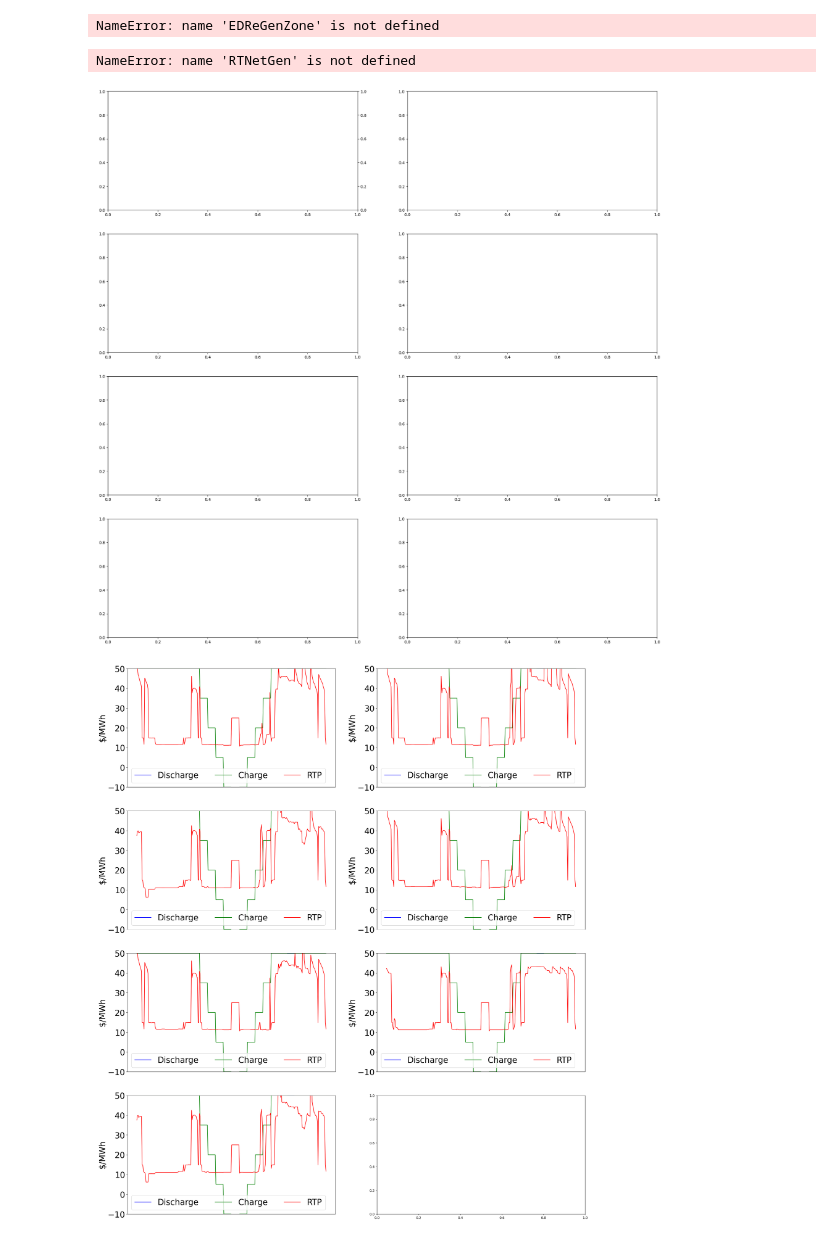
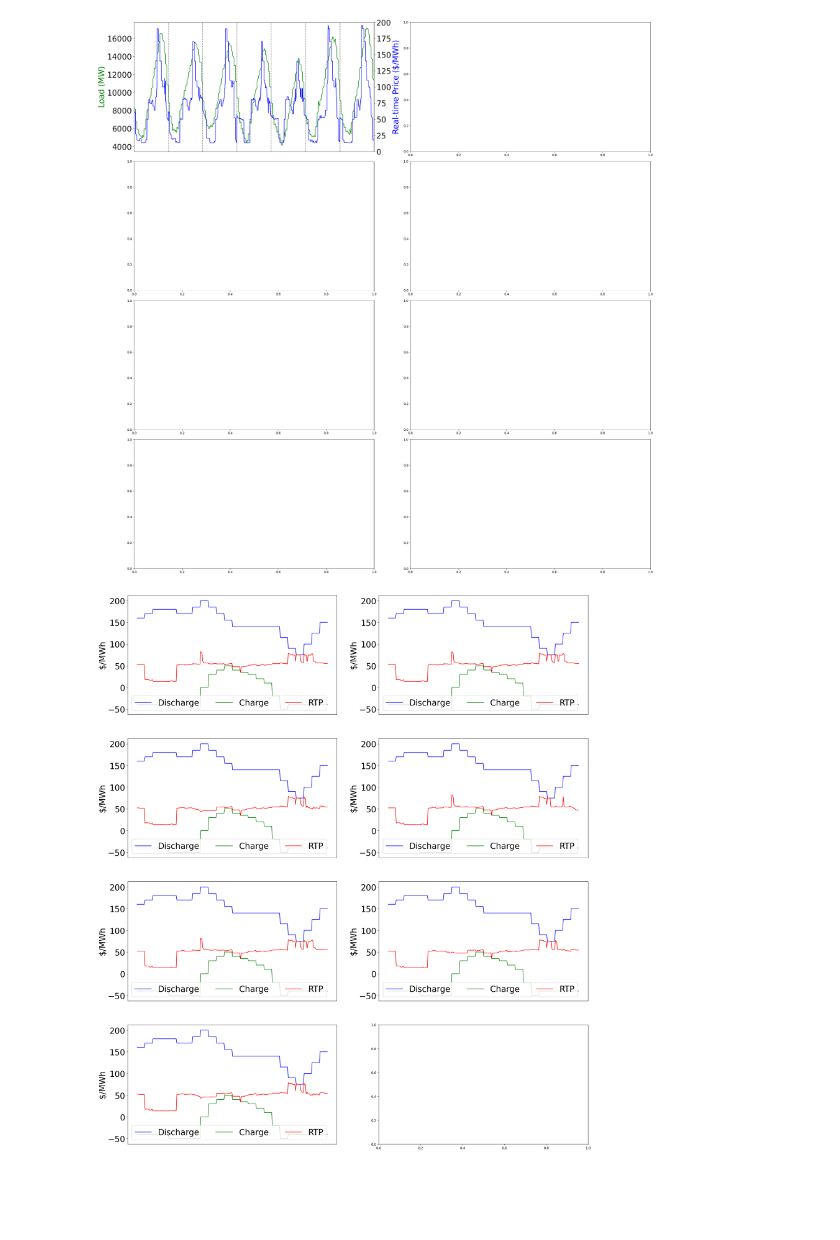
Before and after one commit to niklauskun/STESTS-Archive, a Jupyter notebook: Plot.ipynb, the cells around one changed output. Cells and saved outputs as stored; diff of their text form; code cells hidden in the pictures; blank space fills up the shorter version.

```diff
--- a/Plot.ipynb
+++ b/Plot.ipynb
@@ -37,13 +46,7 @@ UCHydroGenZone = UCHydroGenZone.loc[UCHydroGenZone.index.repeat(12)].reset_index
 UCSoCZone = UCSoCZone.loc[UCSoCZone.index.repeat(12)].reset_index(drop=True)
 UCTransZone = UCTransZone.loc[UCTransZone.index.repeat(12)].reset_index(drop=True)
 # %%
-RTLoad = pd.read_csv('2032 ADS PCM V2.4.1 Public Data/Processed Data/realtimeload_C_R.csv',header=None,usecols=range(1, 8))
-new_columns = {i: i - 1 for i in range(1, 8)}
-RTLoad.rename(columns=new_columns, inplace=True)
+RTLoad = pd.read_csv('2032 ADS PCM V2.4.1 Public Data/AdjustedEDL.csv')
 load = pd.read_csv('2032 ADS PCM V2.4.1 Public Data/Processed Data/Load_C.csv').iloc[:,1:].values
-solarmap = pd.read_csv('2032 ADS PCM V2.4.1 Public Data/Processed Data/SolarMap_C.csv').iloc[:,1:].values
-solarprofile = pd.read_csv('2032 ADS PCM V2.4.1 Public Data/Processed Data/SolarProfile_C.csv').iloc[:,1:].values
-windmap = pd.read_csv('2032 ADS PCM V2.4.1 Public Data/Processed Data/WindMap_C.csv').iloc[:,1:].values
-windprofile = pd.read_csv('2032 ADS PCM V2.4.1 Public Data/Processed Data/WindProfile_C.csv').iloc[:,1:].values
-hydromap = pd.read_csv('2032 ADS PCM V2.4.1 Public Data/Processed Data/HydroMap_C.csv').iloc[:,1:].values
-hydroprofile = pd.read_csv('2032 ADS PCM V2.4.1 Public Data/Processed Data/HydroProfile_C.csv').iloc[:,1:].values
+RTSolarProfile = pd.read_csv('2032 ADS PCM V2.4.1 Public Data/AdjustedEDSolar.csv')
+RTWindProfile = pd.read_csv('2032 ADS PCM V2.4.1 Public Data/AdjustedEDWind.csv')
@@ -67,5 +52,0 @@ RTREGen.reset_index(drop=True, inplace=True)
-# %%
-EDREGen = pd.DataFrame(EDReGenZone.values + EDHydroGenZone.values)
-RTNetGen = pd.DataFrame(RTLoad.iloc[range(len(RTPrice)),:].values - EDREGen.iloc[range(len(RTPrice)),:].values)
-# %% [output]
-NameError: name 'EDReGenZone' is not defined
@@ -72,5 +66,14 @@ NameError: name 'EDReGenZone' is not defined
+# %%
+EDREGen = pd.DataFrame(EDSolarZone.values + EDWindZone.values + EDHydroZone.values)
+RTNetGen = pd.DataFrame(RTLoad.iloc[range(len(RTPrice)),:].values - EDREGen.iloc[range(len(RTPrice)),:].values)
 # %%
 #real-time price plot
+# start_time = 13248
+# end_time = 15264
+start_time = 57600 - 288 * 12
+end_time = 59616 - 288 * 12
+time = range(start_time, end_time)
+
 
 # Create the figure and subplots, adjusting for a 16:9 ratio
 fig, axes = plt.subplots(nrows=4, ncols=2, figsize=(25, 25))
@@ -82,7 +85,7 @@ fig, axes = plt.subplots(nrows=4, ncols=2, figsize=(25, 25))
 axes = axes.flatten()
 
 # Loop through each zone
-for i in range(7):
+for i in range(1):
     # Plot load and price for each zone
     ax1 = axes[i]
     ax2 = ax1.twinx()
@@ -91,7 +94,7 @@ for i in range(7):
     ax2.plot(time, RTPrice.iloc[time, i], 'b-')
 
     # Set y-axis limits
-    ax2.set_ylim(0, 150)
+    ax2.set_ylim(0, 200)
 
     # Set labels
     ax1.set_ylabel('Load (MW)', color='g', fontsize=25)
@@ -100,6 +103,11 @@ for i in range(7):
     ax2.tick_params(axis='both', which='major', labelsize=25)
 #     ax1.set_xlabel('Time Period', fontsize=25)
     ax1.set_xticks([])
+    ax1.set_xlim(start_time,end_time)
+
+    day_length = 288  # Number of intervals per day
+    for day in range(start_time, end_time, day_length):
+        ax1.axvline(x=day, color='gray', linestyle='--')
 
     # Set title for each subplot
 #     ax1.set_title(f'Region {i+1}')
@@ -111,31 +119,31 @@ plt.tight_layout()
 # Show the plot
 plt.show()
 # %% [output]
-NameError: name 'RTNetGen' is not defined
-[figure, old version]
+[figure, new version]
 # %%
 fig, axes = plt.subplots(nrows=4, ncols=2, figsize=(25, 30))
 flat_axes = axes.ravel()
 
 # Remove the extra, unused subplot (axes[1, 3])
 # fig.delaxes(axes[1][3])
-a = 1
+a = 92
 ES = 0
 
 for i in range(7):  # Since there are 7 columns in the dataframe
-    flat_axes[i].plot(EDDBid.iloc[a*288:(a+1)*288, ES]*12, label="List 1", color='blue')
-    flat_axes[i].plot(EDCBid.iloc[a*288:(a+1)*288, ES]*12, label="List 2", color='green')
+    flat_axes[i].plot(EDDBid.iloc[a*288:(a+1)*288, ES], label="List 1", color='blue')
+    flat_axes[i].plot(EDCBid.iloc[a*288:(a+1)*288, ES], label="List 2", color='green')
     flat_axes[i].plot(RTPrice.iloc[a*288:(a+1)*288, i], label=f"Col {i+1}", color='red')  # plot the first 288 rows of each column
+
     flat_axes[i].legend(['Discharge','Charge','RTP'],loc='lower left', ncol = 3, fontsize=25)
 #     flat_axes[i].set_title(f"Region {i+1}",fontsize=20)
 #     flat_axes[i].set_xlabel("Time Period",fontsize=20)
     flat_axes[i].set_ylabel("$/MWh",fontsize=25)
     flat_axes[i].tick_params(axis='both', which='major', labelsize=25)
     flat_axes[i].set_xticks([])
-    flat_axes[i].set_ylim(-10, 50)
+#     flat_axes[i].set_ylim(-50, 200)
 
 
 # plt.tight_layout()
 plt.show()
 # %% [output]
-[figure, old version]
+[figure, new version]
```
Also changed, not shown: parts of 45 cells of this notebook, 5 other files.
